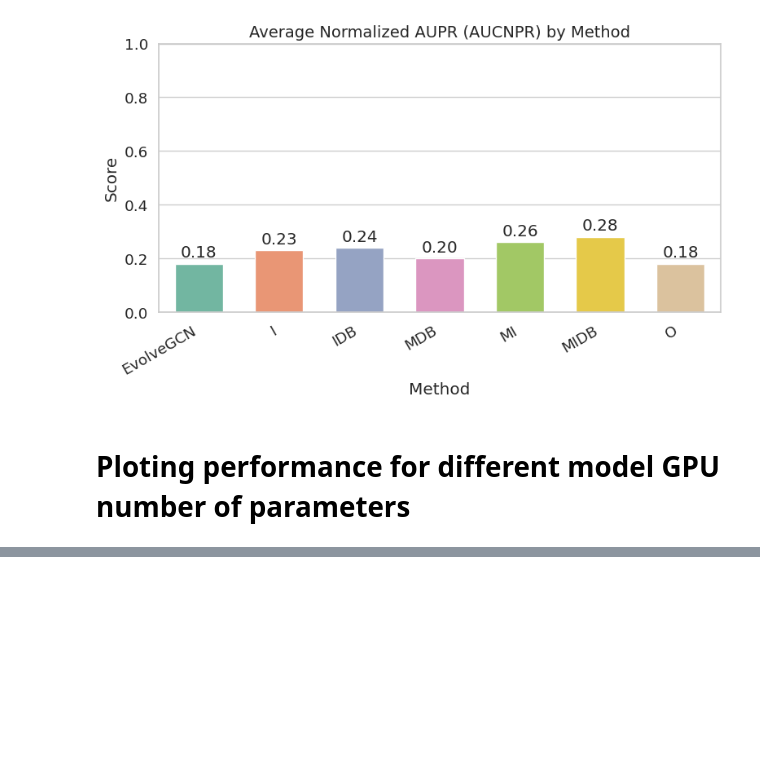
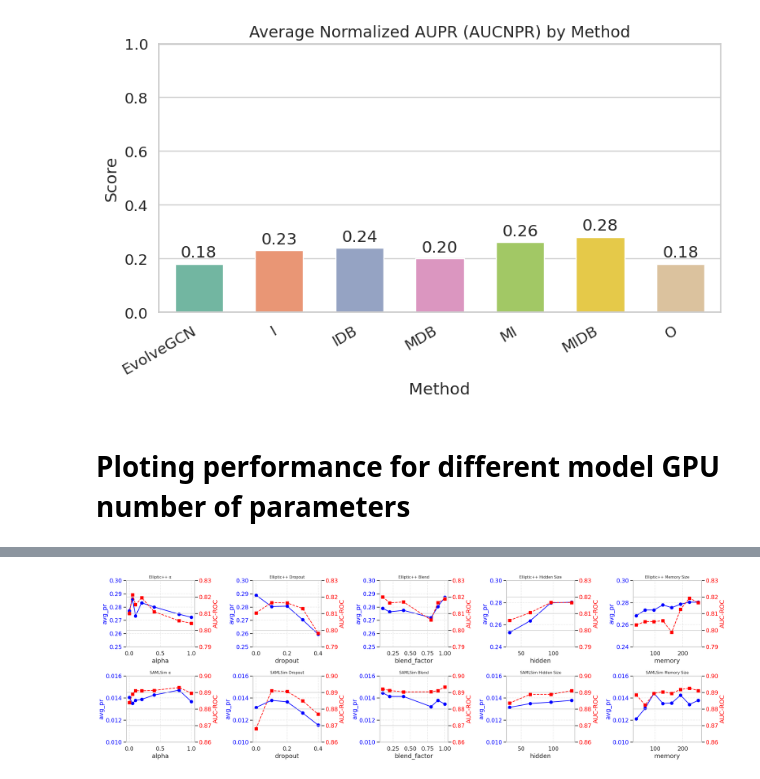
Before and after one commit to fafal-abnir/HerdGNN, a Jupyter notebook: notebooks/plotting_performance.ipynb, the cells around one changed output, grey strips where cells are left out. Cells and saved outputs as stored; diff of their text form; code cells hidden in the pictures; blank space fills up the shorter version.

```diff
--- a/notebooks/plotting_performance.ipynb
+++ b/notebooks/plotting_performance.ipynb
@@ -178,0 +747,89 @@ fig.savefig("GPU_usage.png")
+# %%
+import matplotlib.pyplot as plt
+
+def plot_dual(ax, title, xlab, pr_dict, auc_dict,
+              pr_min=None, pr_max=None,
+              auc_min=None, auc_max=None):
+
+    xs, ys_pr = zip(*sorted(pr_dict.items()))
+    _, ys_auc = zip(*sorted(auc_dict.items()))
+
+    # avg_pr curve (left axis)
+    ax.plot(xs, ys_pr, marker='o', color='blue', linewidth=2)
+    ax.set_ylabel("avg_pr", color='blue')
+    ax.tick_params(axis='y', labelcolor='blue')
+    if pr_min is not None:
+        ax.set_ylim(pr_min, pr_max)
+
+    # AUC-ROC curve (right axis)
+    ax2 = ax.twinx()
+    ax2.plot(xs, ys_auc, marker='s', linestyle='--', color='red', linewidth=2)
+    ax2.set_ylabel("AUC-ROC", color='red')
+    ax2.tick_params(axis='y', labelcolor='red')
+    if auc_min is not None:
+        ax2.set_ylim(auc_min, auc_max)
+
+    ax.set_title(title, fontsize=11)
+    ax.set_xlabel(xlab)
+    ax.grid(True, linestyle='--', alpha=0.4)
+
+
+# ============================================================
+# CREATE ONE FIGURE: 2 ROWS × 5 COLUMNS = 10 SUBPLOTS
+# ============================================================
+
+fig, axs = plt.subplots(2, 5, figsize=(26, 8))
+
+# ============================================================
+# ROW 1 — ELLIPTIC++
+# ============================================================
+
+plot_dual(axs[0,0], "Elliptic++ α", "alpha",
+          alpha_ell_pr, alpha_ell_auc,
+          0.25, 0.30, 0.79, 0.83)
+
+plot_dual(axs[0,1], "Elliptic++ Dropout", "dropout",
+          dropout_ell_pr, dropout_ell_auc,
+          0.25, 0.30, 0.79, 0.83)
+
+plot_dual(axs[0,2], "Elliptic++ Blend", "blend_factor",
+          blend_ell_pr, blend_ell_auc,
+          0.25, 0.30, 0.79, 0.83)
+
+plot_dual(axs[0,3], "Elliptic++ Hidden Size", "hidden",
+          hidden_ell_pr, hidden_ell_auc,
+          0.24, 0.30, 0.79, 0.83)
+
+plot_dual(axs[0,4], "Elliptic++ Memory Size", "memory",
+          memory_ell_pr, memory_ell_auc,
+          0.24, 0.30, 0.79, 0.83)
+
+# ============================================================
+# ROW 2 — SAMLSim
+# ============================================================
+
+plot_dual(axs[1,0], "SAMLSim α", "alpha",
+          alpha_saml_pr, alpha_saml_auc,
+          0.010, 0.016, 0.86, 0.90)
+
+plot_dual(axs[1,1], "SAMLSim Dropout", "dropout",
+          dropout_saml_pr, dropout_saml_auc,
+          0.010, 0.016, 0.86, 0.90)
+
+plot_dual(axs[1,2], "SAMLSim Blend", "blend_factor",
+          blend_saml_pr, blend_saml_auc,
+          0.010, 0.016, 0.86, 0.90)
+
+plot_dual(axs[1,3], "SAMLSim Hidden Size", "hidden",
+          hidden_saml_pr, hidden_saml_auc,
+          0.010, 0.016, 0.86, 0.90)
+
+plot_dual(axs[1,4], "SAMLSim Memory Size", "memory",
+          memory_saml_pr, memory_saml_auc,
+          0.010, 0.016, 0.86, 0.90)
+
+plt.tight_layout()
+plt.savefig("Hyper_sens_ellipticpp_SAMLSim.png")
+plt.show()
+# %% [output]
+[figure, added]
```
Also changed, not shown: parts of 9 cells of this notebook, 22 other files.
